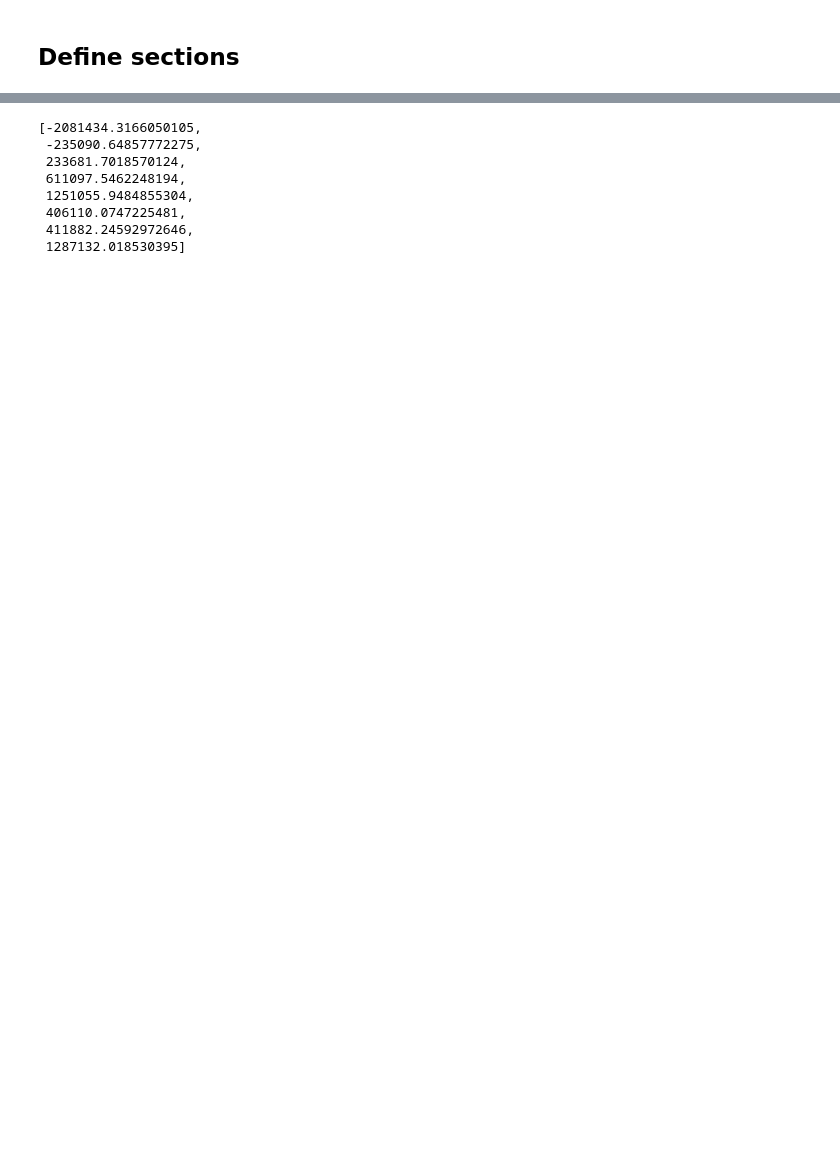
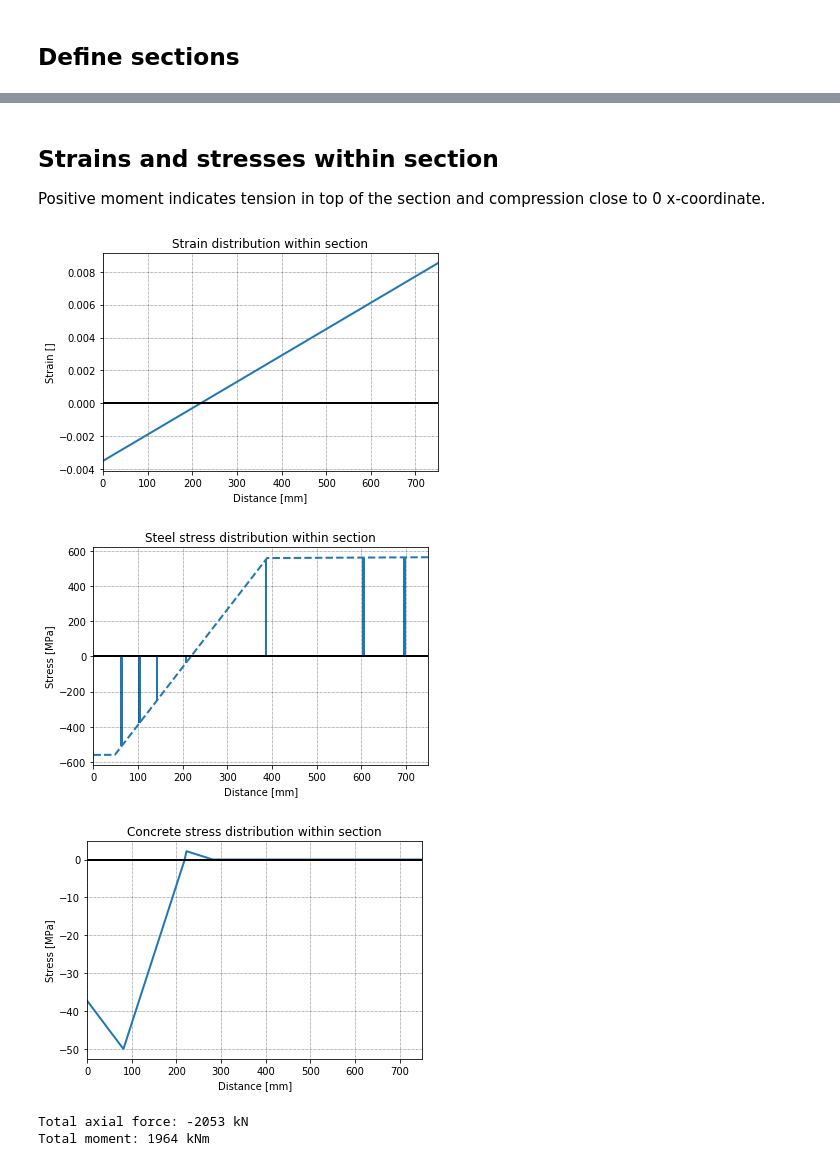
Before and after one commit to riedelx/PyFEA, a Jupyter notebook: mn-curve.ipynb, the cells around one changed output, grey strips where cells are left out. Drawn from its saved outputs; the diff is of its cells as text; code cells hidden in the pictures; blank space fills up the shorter version.

```diff
--- a/mn-curve.ipynb
+++ b/mn-curve.ipynb
@@ -17,6 +17,6 @@ import utils
 
 Refer to _materials.ipynb_ to learn how the material properties were defined for the D-Frame system.
 # %%
-concr = mat.con1('C50_60', 50, 250, epsilon_t2 = 0.001, fc2_factor = 0.1, ft_factor = 0.5, characteristic = True)
-concr.data_frame()
+conMat = mat.con1('C50_60', 50, 250, epsilon_t2 = 0.001, fc2_factor = 0.1, ft_factor = 0.5,
+                 characteristic = True, plotting=True,title="C50/60")
 # %% [output]
@@ -32,4 +44,4 @@ reinf.data_frame()
 ## Define sections
 # %%
 reinf_sect = [[7, 25, 697],[2, 16, 605],[2,16,387],[2,25,207],[4,25,143],[2,20,103],[2,20,63],[4,25,63]]
-#section = sect.rcts('sectB2', 'reinf', 'concr', 'concr', 190, 560, 650, 340, 30, 12, reinf_sect)
+section=sect.rcts(190,560,650,340,reinf_sect)
@@ -67,11 +49,0 @@ m_tot/1E6
-# %%
-f_s
-# %% [output]
-[-2081434.3166050105,
- -235090.64857772275,
- 233681.7018570124,
- 611097.5462248194,
- 1251055.9484855304,
- 406110.0747225481,
- 411882.24592972646,
- 1287132.018530395]
@@ -77,0 +56,17 @@ f_s
+# %% [markdown]
+## Strains and stresses within section
+
+Positive moment indicates tension in top of the section and compression close to 0 x-coordinate.
+# %%
+MNclass=MN.MNclass(conMat,reinfMat,section)
+# %%
+# f_tot,m_tot,f_s,f_con,eps_s,sigma_s=MNclass.calc(eps0=0.04,epsH=-0.0035, plotting=True,n_layers=800)
+#f_tot,m_tot,f_s,f_con,eps_s,sigma_s=MNclass.calcXH(epsH=-0.0035,x_NA=90, plotting=True,n_layers=800)
+#f_tot,m_tot,f_s,f_con,eps_s,sigma_s=MNclass.calcXH(epsH=reinfMat.epsilon_u,x_NA=1E99, plotting=True, n_layers=200)
+f_tot,m_tot,f_s,f_con,eps_s,sigma_s=MNclass.calcX0(eps0=-0.0035,x_NA=218.5, plotting=True,n_layers=1000)
+# %% [output]
+[figure, added]
+[figure, added]
+[figure, added]
+Total axial force: -2053 kN
+Total moment: 1964 kNm
```
Also changed, not shown: parts of 17 cells of this notebook, 4 other files.
